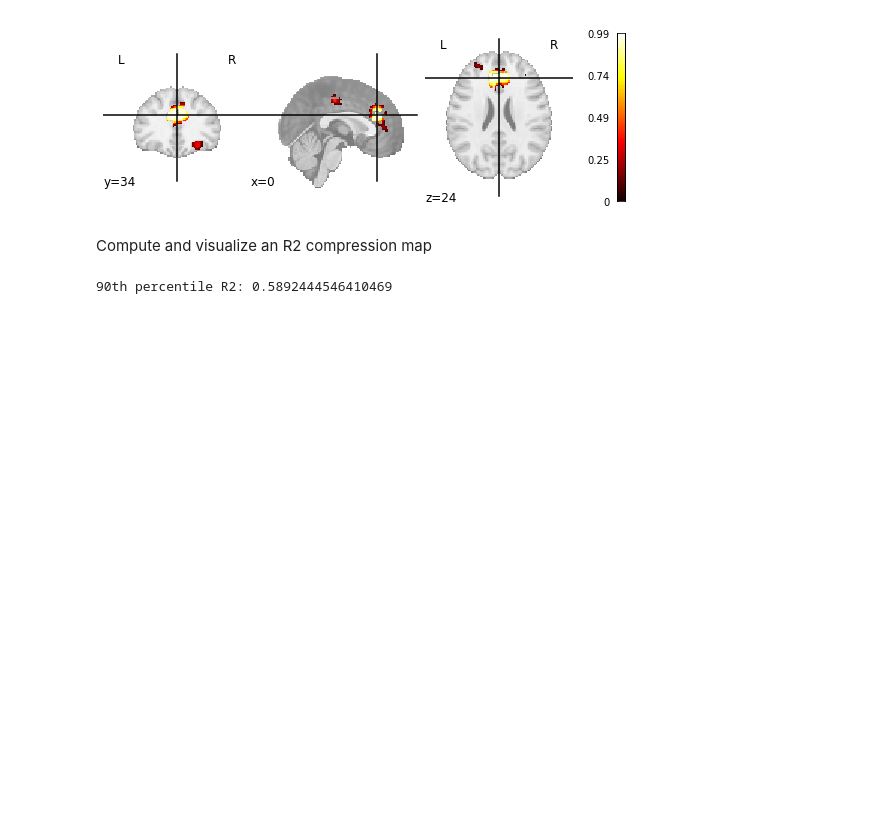
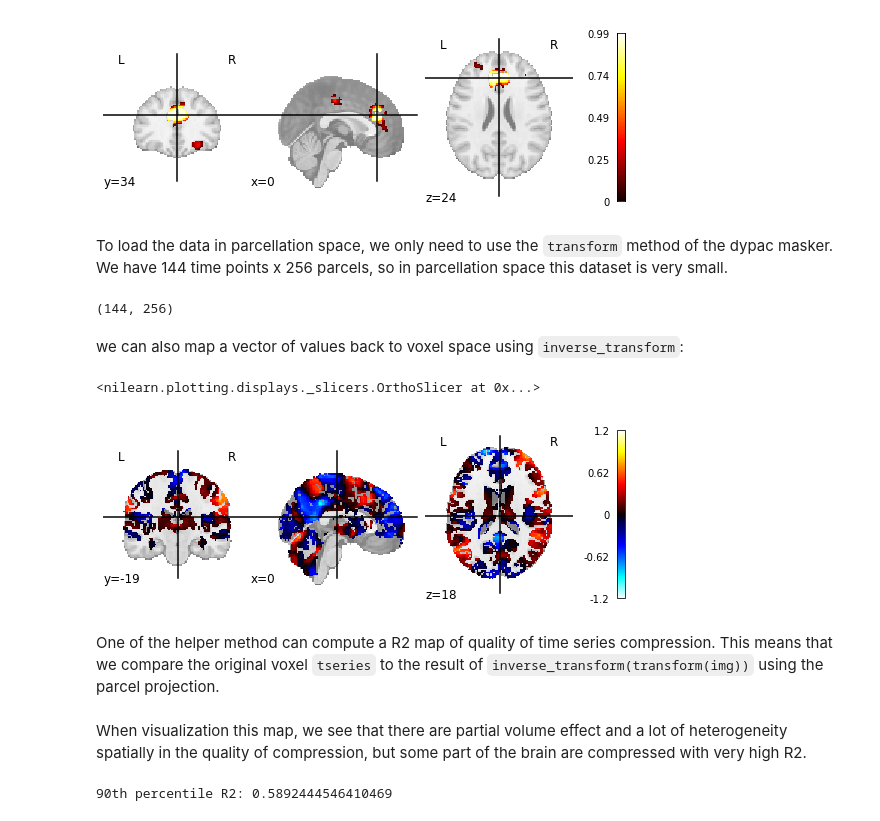
Before and after one commit to htwangtw/dypac, a Jupyter notebook: examples/demo_cneuromod_masker.ipynb, the cells around one changed output. Saved outputs shown, nothing was run; the diff lists cells and outputs as text; code cells hidden in the pictures; blank space fills up the shorter version.

```diff
--- a/examples/demo_cneuromod_masker.ipynb
+++ b/examples/demo_cneuromod_masker.ipynb
@@ -34,10 +42,29 @@ plot_stat_map(maps_masker.masker_.inverse_transform(maps_masker.components_[:, 5
 # %% [output]
 <nilearn.plotting.displays._slicers.OrthoSlicer at 0x...>
 [figure]
-# %% [markdown]
-Compute and visualize an R2 compression map
+# %% [markdown]
+To load the data in parcellation space, we only need to use the `transform` method of the dypac masker. We have 144 time points x 256 parcels, so in parcellation space this dataset is very small.
+# %%
+tseries = maps_masker.transform(img=file_epi, confound=conf[0])
+tseries.shape
+# %% [output]
+(144, 256)
+# %% [markdown]
+we can also map a vector of values back to voxel space using `inverse_transform`:
+# %%
+import numpy as np
+data_vec = tseries[0, :]
+img_avg = maps_masker.inverse_transform(data_vec)
+plot_stat_map(img_avg)
+# %% [output]
+<nilearn.plotting.displays._slicers.OrthoSlicer at 0x...>
+[figure, added]
+# %% [markdown]
+One of the helper method can compute a R2 map of quality of time series compression. This means that we compare the original voxel `tseries` to the result of `inverse_transform(transform(img))` using the parcel projection.
 # %%
 r2_map = maps_masker.score(img=file_epi, confound=conf[0])
+# %% [markdown]
+When visualization this map, we see that there are partial volume effect and a lot of heterogeneity spatially in the quality of compression, but some part of the brain are compressed with very high R2.
 # %%
 import numpy as np
 plot_stat_map(r2_map, vmax=1)
```
Also changed, not shown: parts of 12 cells of this notebook.
